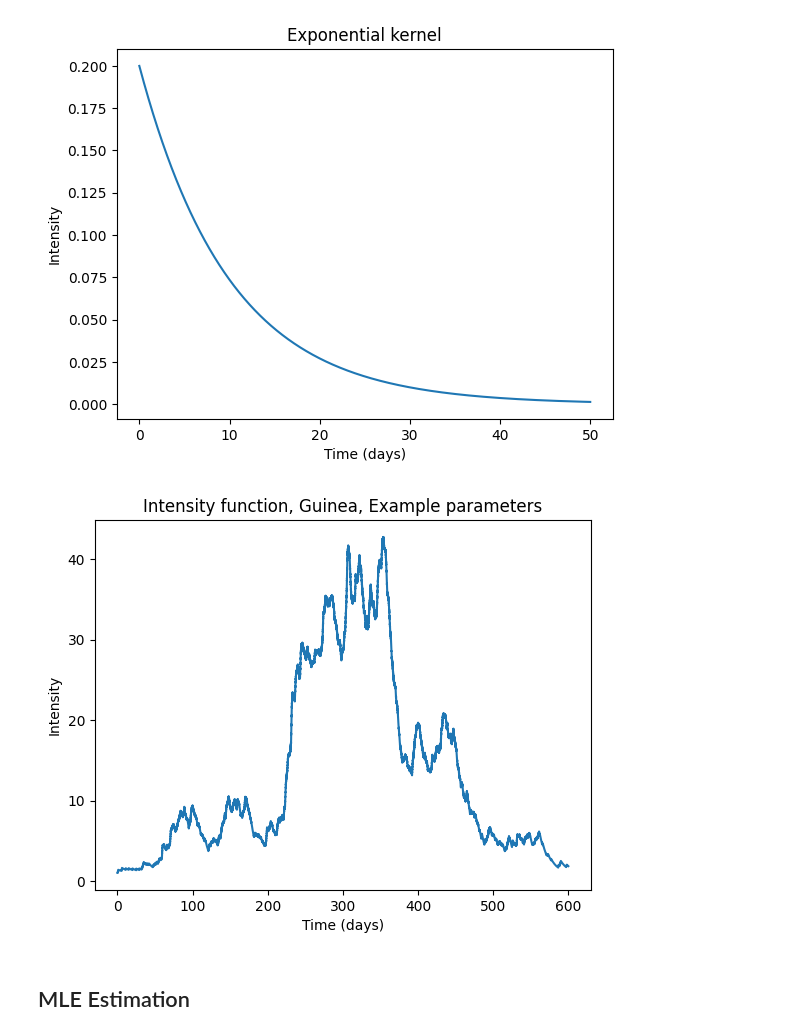
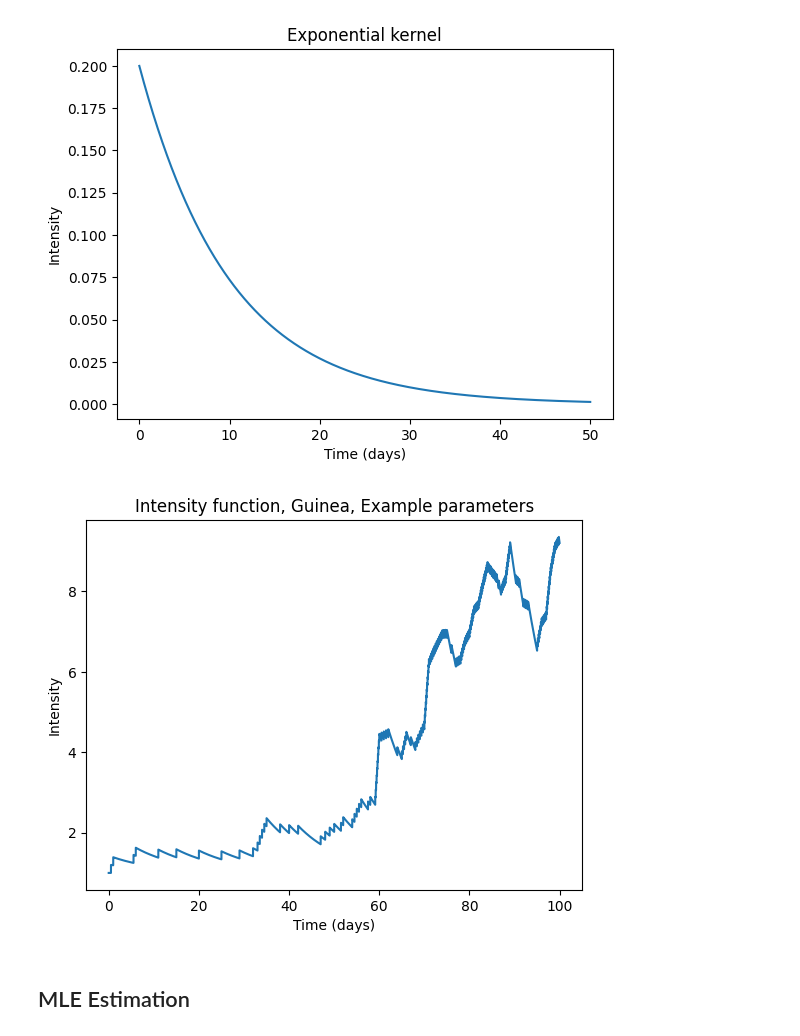
Before and after one commit to FormulaRabbit81/Group_Disease_2.0, a Jupyter notebook: Rough/Alex/ebola.ipynb, the cells around one changed output. Saved outputs shown, nothing was run; the diff lists cells and outputs as text; code cells hidden in the pictures.

Commit message:
first 100 days guinea mle 36.7s

```diff
--- a/Rough/Alex/ebola.ipynb
+++ b/Rough/Alex/ebola.ipynb
@@ -149,17 +149,18 @@ plt.title("Exponential kernel")
 Text(0.5, 1.0, 'Exponential kernel')
 [figure]
 # %%
-def intensity_plot(T):
+def intensity_plot(T, parameters):
+    alpha, delta, mu = parameters
     time = np.arange(0,T,0.01)
-    kernel_intensity = [intensity(t, observed_guinea, 0.2, 0.1, 1) for t in time]
+    kernel_intensity = [intensity(t, observed_guinea, alpha, delta, mu) for t in time]
     plt.plot(time, kernel_intensity)
     plt.xlabel("Time (days)")
     plt.ylabel("Intensity")
     plt.title("Intensity function, Guinea, Example parameters")
-
-intensity_plot(600)
+example_parameters = [0.2,0.1, 1]
+intensity_plot(100, example_parameters)
 # %% [output]
-[figure, old version]
+[figure, new version]
 # %% [markdown]
 ## MLE Estimation
 # %%
```
Also changed, not shown: parts of 3 cells of this notebook.
